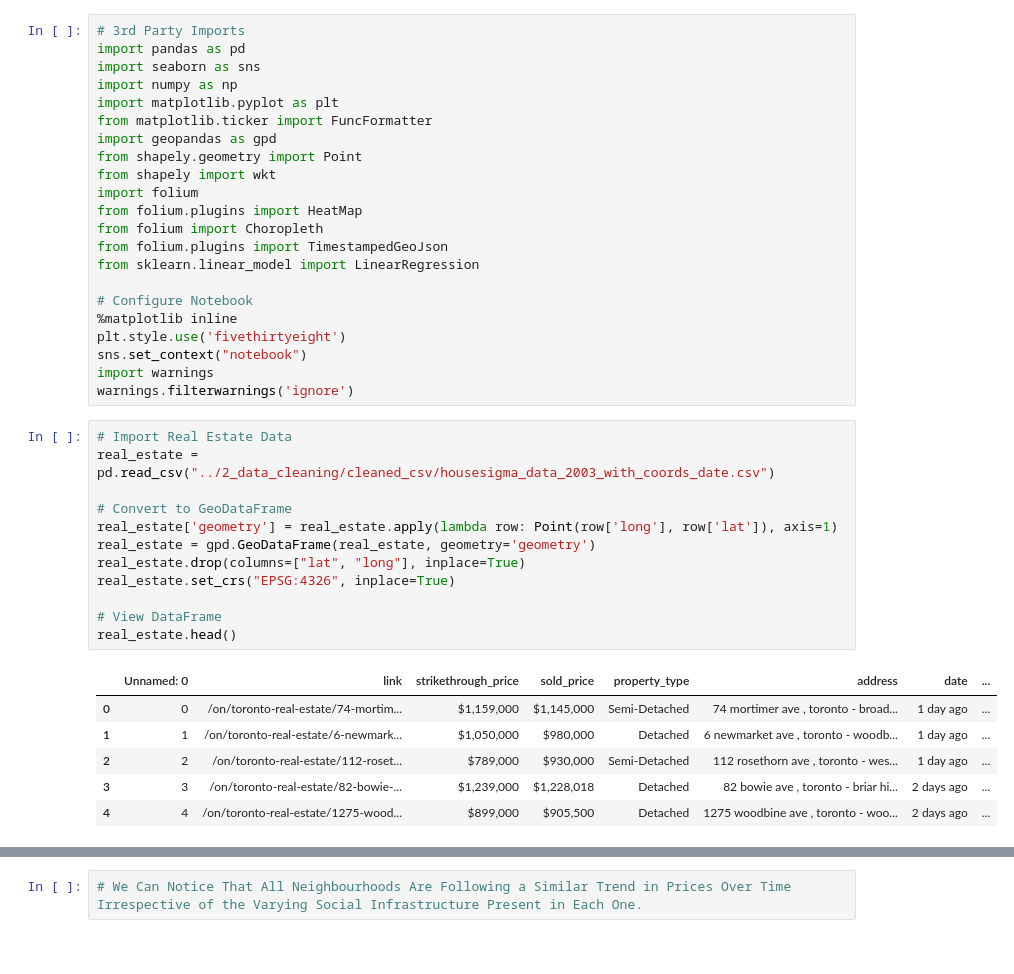
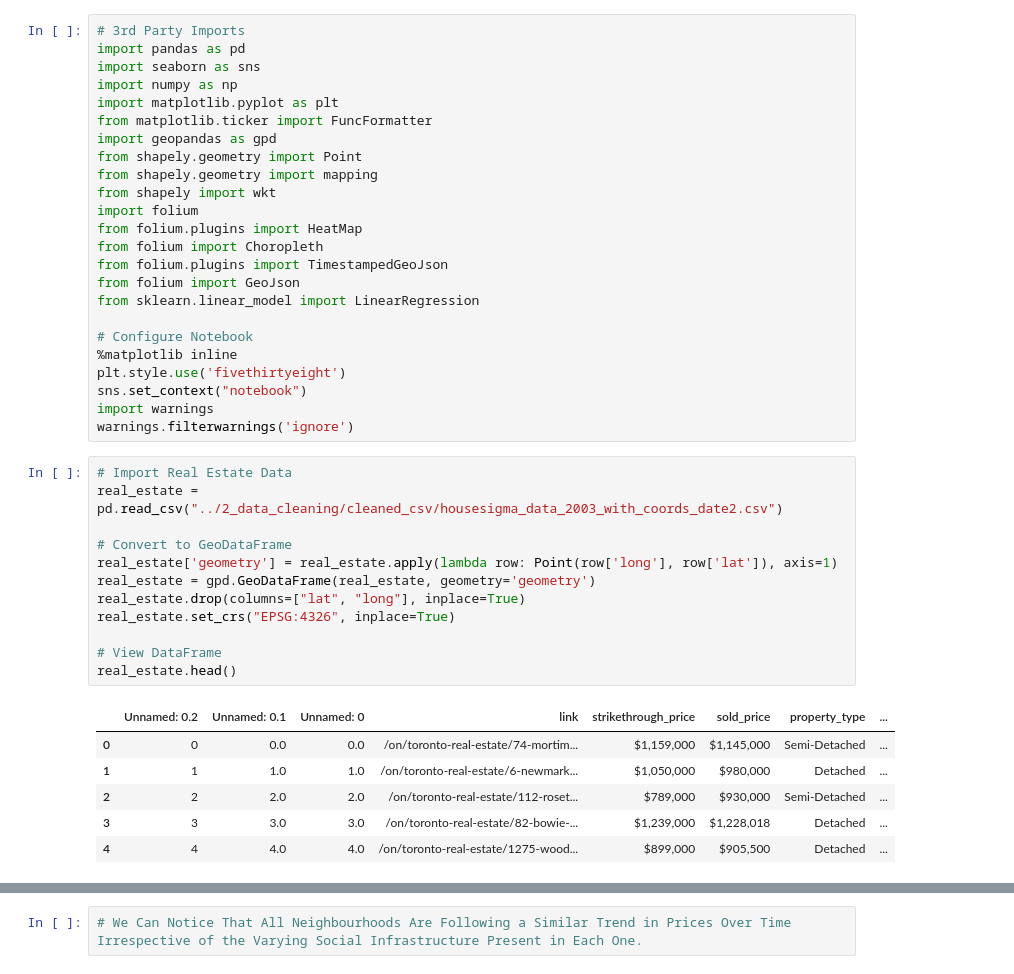
Before and after one commit to sunnyjen/CME358-Final_project, a Jupyter notebook: 4_EDA/Real_Estate_Time.ipynb, the cells around one changed output, grey strips where cells are left out. Drawn from its saved outputs; the diff is of its cells as text.

```diff
--- a/4_EDA/Real_Estate_Time.ipynb
+++ b/4_EDA/Real_Estate_Time.ipynb
@@ -7,11 +7,13 @@ import matplotlib.pyplot as plt
 from matplotlib.ticker import FuncFormatter
 import geopandas as gpd
 from shapely.geometry import Point
+from shapely.geometry import mapping
 from shapely import wkt
 import folium
 from folium.plugins import HeatMap
 from folium import Choropleth
 from folium.plugins import TimestampedGeoJson
+from folium import GeoJson
 from sklearn.linear_model import LinearRegression
 
 # Configure Notebook
@@ -22,23 +24,23 @@ import warnings
 warnings.filterwarnings('ignore')
 # %%
 # Import Real Estate Data
-real_estate = pd.read_csv("../2_data_cleaning/cleaned_csv/housesigma_data_2003_with_coords_date.csv")
+real_estate = pd.read_csv("../2_data_cleaning/cleaned_csv/housesigma_data_2003_with_coords_date2.csv")
 
 # Convert to GeoDataFrame
 real_estate['geometry'] = real_estate.apply(lambda row: Point(row['long'], row['lat']), axis=1)
 real_estate = gpd.GeoDataFrame(real_estate, geometry='geometry')
 real_estate.drop(columns=["lat", "long"], inplace=True)
 real_estate.set_crs("EPSG:4326", inplace=True)
 
 # View DataFrame
 real_estate.head()
 # %% [output]
-|  | Unnamed: 0 | link | strikethrough_price | sold_price | property_type | address | date | ... |
-| 0 | 0 | /on/toronto-real-estate/74-mortim... | $1,159,000 | $1,145,000 | Semi-Detached | 74 mortimer ave , toronto - broad... | 1 day ago | ... |
-| 1 | 1 | /on/toronto-real-estate/6-newmark... | $1,050,000 | $980,000 | Detached | 6 newmarket ave , toronto - woodb... | 1 day ago | ... |
-| 2 | 2 | /on/toronto-real-estate/112-roset... | $789,000 | $930,000 | Semi-Detached | 112 rosethorn ave , toronto - wes... | 1 day ago | ... |
-| 3 | 3 | /on/toronto-real-estate/82-bowie-... | $1,239,000 | $1,228,018 | Detached | 82 bowie ave , toronto - briar hi... | 2 days ago | ... |
-| 4 | 4 | /on/toronto-real-estate/1275-wood... | $899,000 | $905,500 | Detached | 1275 woodbine ave , toronto - woo... | 2 days ago | ... |
+|  | Unnamed: 0.2 | Unnamed: 0.1 | Unnamed: 0 | link | strikethrough_price | sold_price | property_type | ... |
+| 0 | 0 | 0.0 | 0.0 | /on/toronto-real-estate/74-mortim... | $1,159,000 | $1,145,000 | Semi-Detached | ... |
+| 1 | 1 | 1.0 | 1.0 | /on/toronto-real-estate/6-newmark... | $1,050,000 | $980,000 | Detached | ... |
+| 2 | 2 | 2.0 | 2.0 | /on/toronto-real-estate/112-roset... | $789,000 | $930,000 | Semi-Detached | ... |
+| 3 | 3 | 3.0 | 3.0 | /on/toronto-real-estate/82-bowie-... | $1,239,000 | $1,228,018 | Detached | ... |
+| 4 | 4 | 4.0 | 4.0 | /on/toronto-real-estate/1275-wood... | $899,000 | $905,500 | Detached | ... |
 # %%
 # View Summary of Real Estate Data
 real_estate.info()
```
Also changed, not shown: parts of 18 cells of this notebook, 2 other files.
